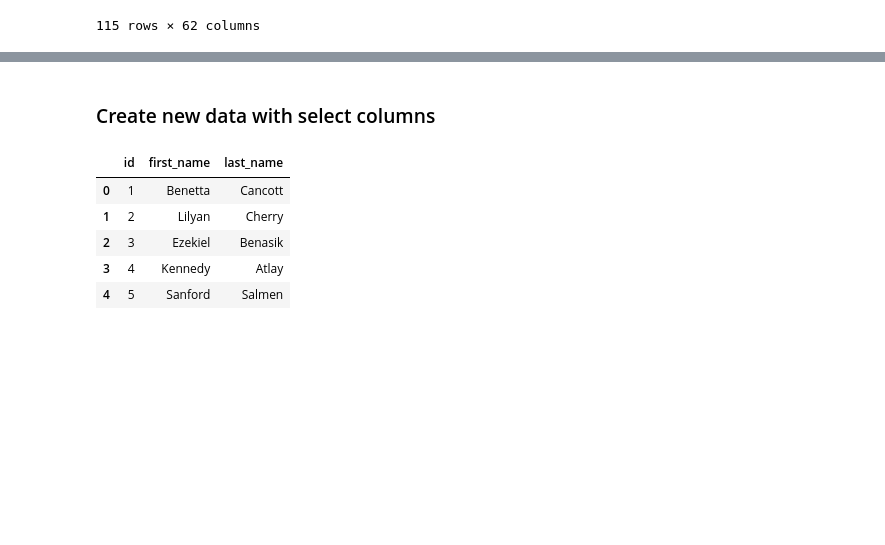
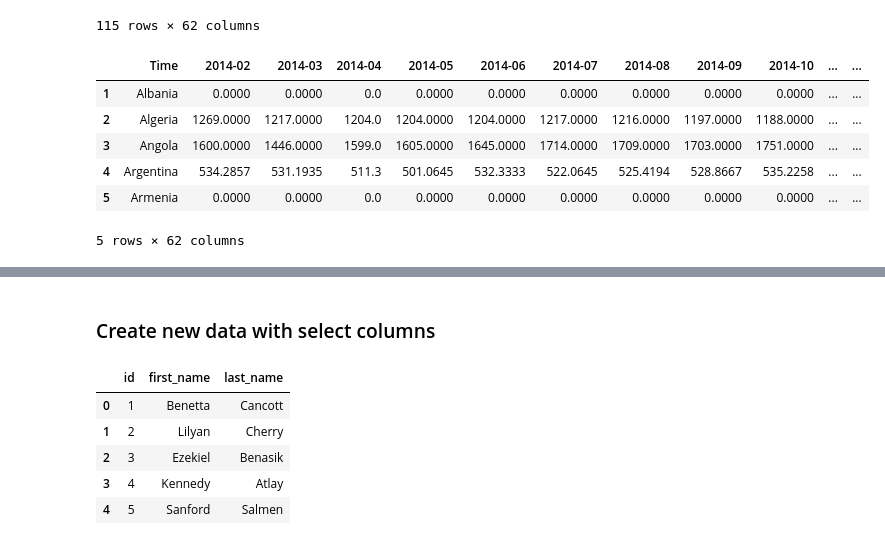
Before and after one commit to hmakhlouf/ETL-Project, a Jupyter notebook: etl_project.ipynb, the cells around one changed output, grey strips where cells are left out. Drawn from its saved outputs; the diff is of its cells as text; code cells hidden in the pictures; blank space fills up the shorter version.

```diff
--- a/etl_project.ipynb
+++ b/etl_project.ipynb
@@ -26,3 +26,14 @@ jodi_df
 | 113 | Vietnam | 0.0000 | 0.0000 | 0.0000 | 0.0000 | 0.0000 | 0.0000 | 0.0000 | 0.0000 | 0.0000 | ... | ... |
 | 114 | Yemen | 0.0000 | 0.0000 | 0.0000 | 0.0000 | 0.0000 | 0.0000 | 0.0000 | 0.0000 | 0.0000 | ... | ... |
 115 rows × 62 columns
+# %%
+jodi_df=jodi_df.dropna(axis=0)
+jodi_df.head()
+# %% [output]
+|  | Time | 2014-02 | 2014-03 | 2014-04 | 2014-05 | 2014-06 | 2014-07 | 2014-08 | 2014-09 | 2014-10 | ... | ... |
+| 1 | Albania | 0.0000 | 0.0000 | 0.0 | 0.0000 | 0.0000 | 0.0000 | 0.0000 | 0.0000 | 0.0000 | ... | ... |
+| 2 | Algeria | 1269.0000 | 1217.0000 | 1204.0 | 1204.0000 | 1204.0000 | 1217.0000 | 1216.0000 | 1197.0000 | 1188.0000 | ... | ... |
+| 3 | Angola | 1600.0000 | 1446.0000 | 1599.0 | 1605.0000 | 1645.0000 | 1714.0000 | 1709.0000 | 1703.0000 | 1751.0000 | ... | ... |
+| 4 | Argentina | 534.2857 | 531.1935 | 511.3 | 501.0645 | 532.3333 | 522.0645 | 525.4194 | 528.8667 | 535.2258 | ... | ... |
+| 5 | Armenia | 0.0000 | 0.0000 | 0.0 | 0.0000 | 0.0000 | 0.0000 | 0.0000 | 0.0000 | 0.0000 | ... | ... |
+5 rows × 62 columns
```
Also changed, not shown: parts of 2 cells of this notebook.
